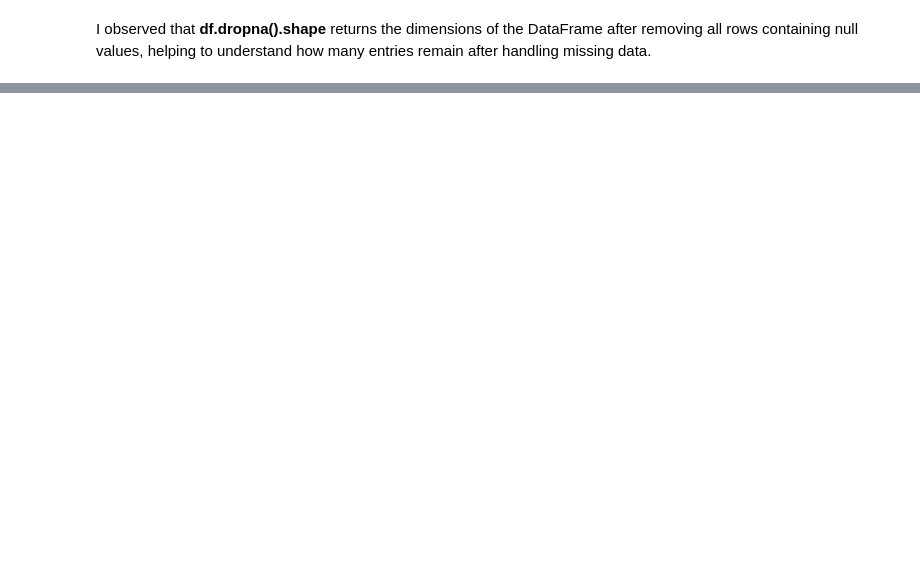
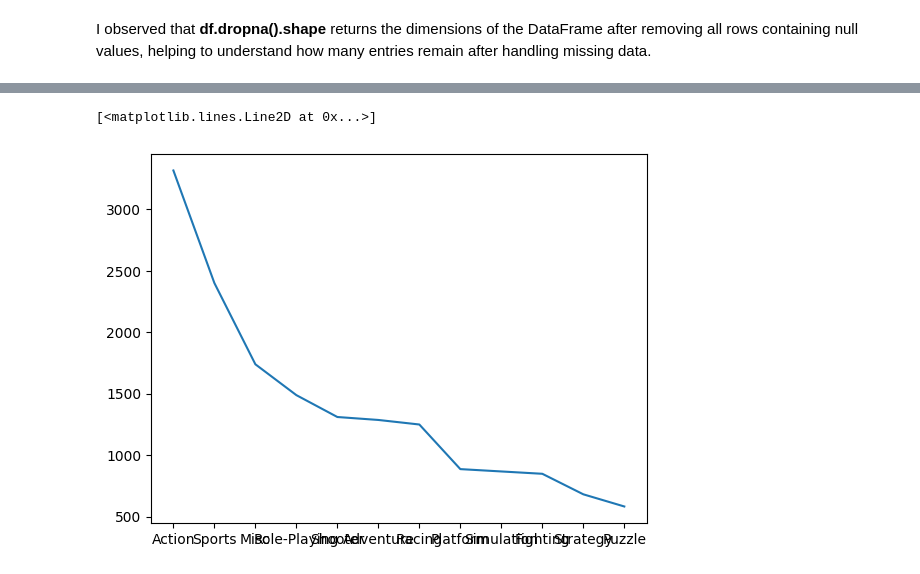
Before and after one commit to RamaLingeswaraRao950/Energy_Consumption_and_Prediction, a Jupyter notebook: Energy_Consumption_and_Prediction.ipynb, the cells around one changed output, grey strips where cells are left out. Cells and saved outputs as stored; diff of their text form; code cells hidden in the pictures; blank space fills up the shorter version.

```diff
--- a/Energy_Consumption_and_Prediction.ipynb
+++ b/Energy_Consumption_and_Prediction.ipynb
@@ -440,0 +542,3 @@ I observed that **df.dropna().shape** returns the dimensions of the DataFrame af
+# %%
+data = pd.read_csv('final_vg.csv')
+data.head()
@@ -440,0 +552,5 @@ I observed that **df.dropna().shape** returns the dimensions of the DataFrame af
+# %%
+"""# tot_sales doesn't match with your Global sales in this dataset.
+
+data['Tot_sales'] = data.NA_Sales + data.EU_Sales + data.JP_Sales + data.Other_Sales
+data['Tot_sales']==data['Global_Sales']"""
@@ -440,0 +707,3 @@ I observed that **df.dropna().shape** returns the dimensions of the DataFrame af
+# %%
+cat_counts = data['Genre'].value_counts()
+cat_counts
@@ -440,0 +736,5 @@ I observed that **df.dropna().shape** returns the dimensions of the DataFrame af
+# %%
+plt.plot(cat_counts) # plot doesn't work here
+# %% [output]
+[<matplotlib.lines.Line2D at 0x...>]
+[figure, added]
```
Also changed, not shown: parts of 185 cells of this notebook.
